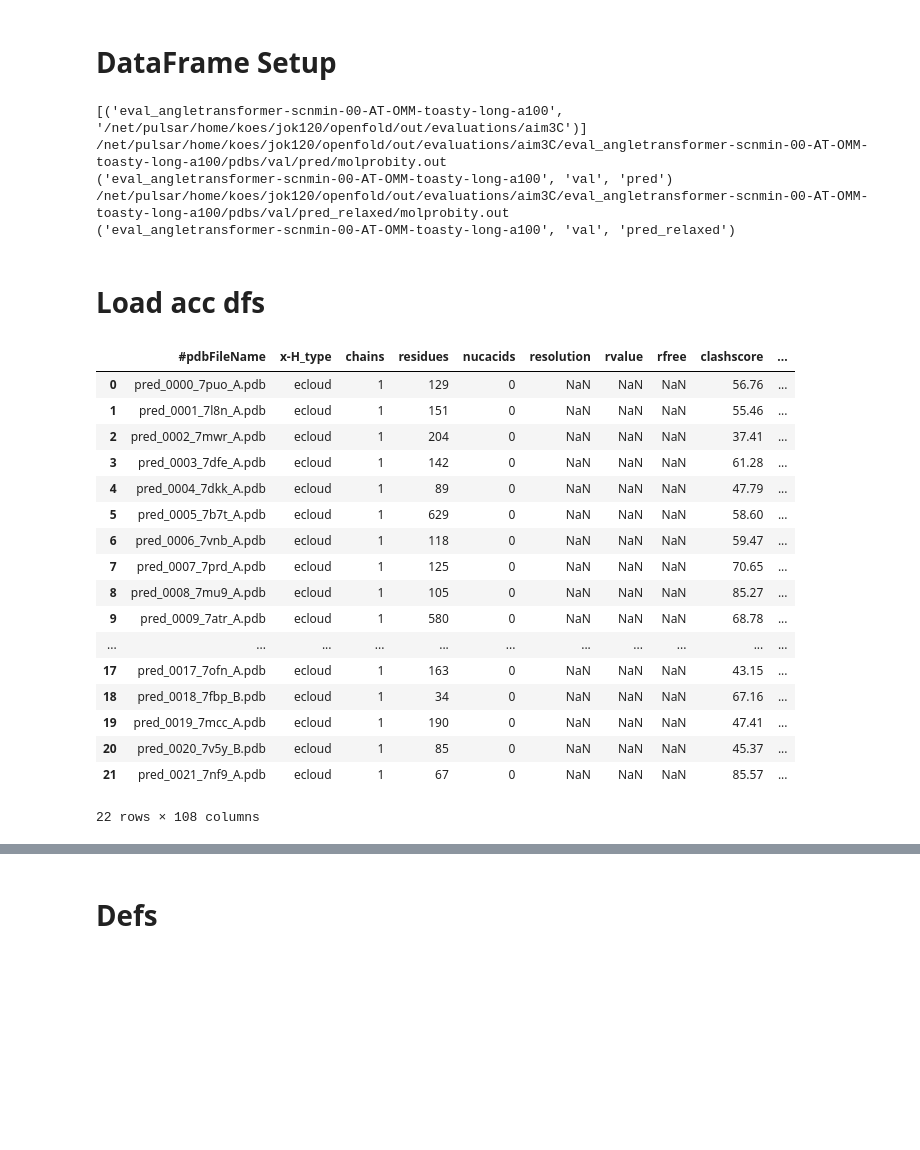
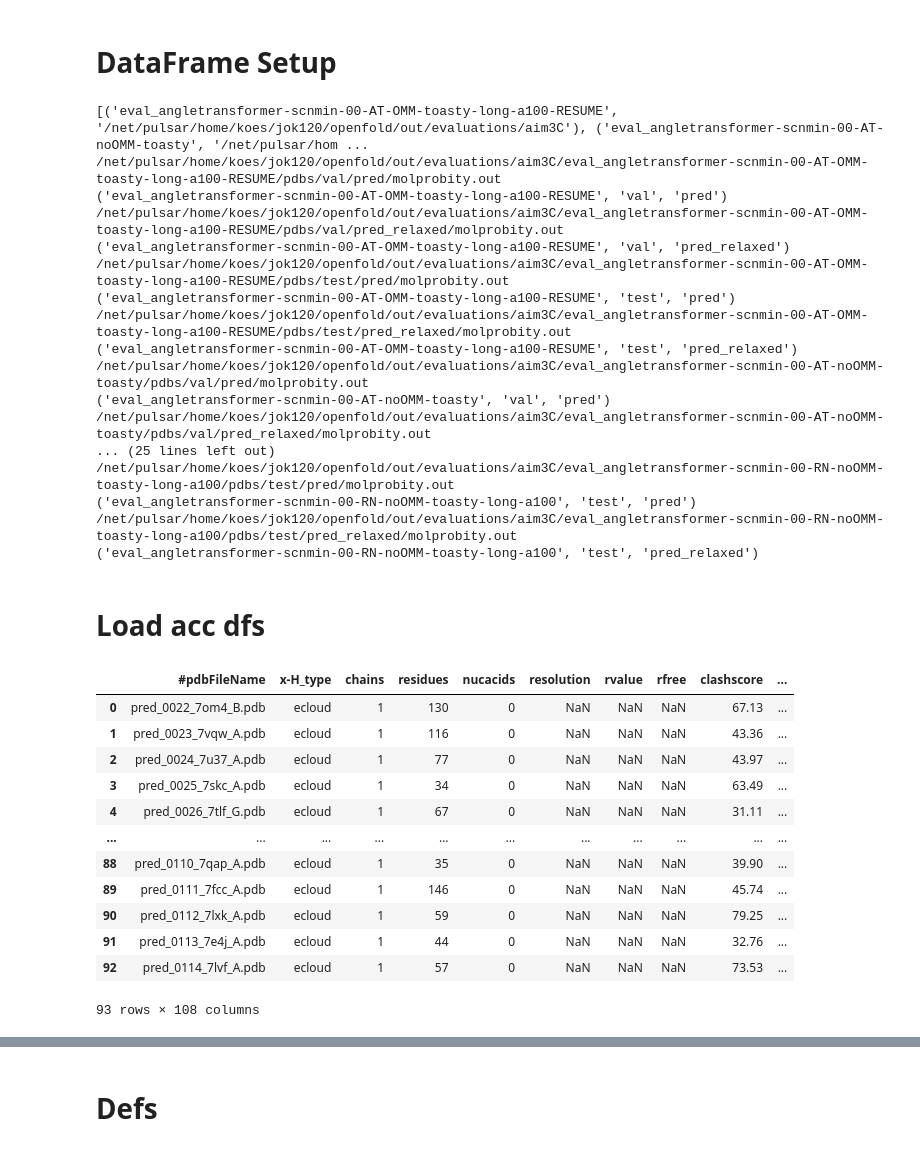
Before and after one commit to jonathanking/openfold, a Jupyter notebook: jk_research/evaluations/aim3c/230922_evaluation_Aim3C.ipynb, the cells around one changed output, grey strips where cells are left out. Saved outputs shown, nothing was run; the diff lists cells and outputs as text; code cells hidden in the pictures; blank space fills up the shorter version.

```diff
--- a/jk_research/evaluations/aim3c/230922_evaluation_Aim3C.ipynb
+++ b/jk_research/evaluations/aim3c/230922_evaluation_Aim3C.ipynb
@@ -28,8 +28,8 @@ RESULTS_BASE_DIRS = ["/net/pulsar/home/koes/jok120/openfold/out/evaluations/aim3
 def create_dataframe_dict(eval_dirs):
     df_dict = {}
     for (model_name, basedir) in eval_dirs:
-        for split in ['val']:
-        # for split in ['val', 'test']:
+        # for split in ['val']:
+        for split in ['val', 'test']:
             # for identity in ['pred', 'true', 'pred_relaxed', 'true_relaxed']:
             for identity in ['pred', 'pred_relaxed']:
 
@@ -66,11 +66,23 @@ print(eval_dirs)
 df_dict = create_dataframe_dict(eval_dirs)
 # /net/pulsar/home/koes/jok120/openfold/out/evaluation/230612/30kpure_scnmin_omm_00b_eval_sOMM/pdbs/val/pred/molprobity.out
 # %% [output]
-[('eval_angletransformer-scnmin-00-AT-OMM-toasty-long-a100', '/net/pulsar/home/koes/jok120/openfold/out/evaluations/aim3C')]
-/net/pulsar/home/koes/jok120/openfold/out/evaluations/aim3C/eval_angletransformer-scnmin-00-AT-OMM-toasty-long-a100/pdbs/val/pred/molprobity.out
-('eval_angletransformer-scnmin-00-AT-OMM-toasty-long-a100', 'val', 'pred')
-/net/pulsar/home/koes/jok120/openfold/out/evaluations/aim3C/eval_angletransformer-scnmin-00-AT-OMM-toasty-long-a100/pdbs/val/pred_relaxed/molprobity.out
-('eval_angletransformer-scnmin-00-AT-OMM-toasty-long-a100', 'val', 'pred_relaxed')
+[('eval_angletransformer-scnmin-00-AT-OMM-toasty-long-a100-RESUME', '/net/pulsar/home/koes/jok120/openfold/out/evaluations/aim3C'), ('eval_angletransformer-scnmin-00-AT-noOMM-toasty', '/net/pulsar/hom ...
+/net/pulsar/home/koes/jok120/openfold/out/evaluations/aim3C/eval_angletransformer-scnmin-00-AT-OMM-toasty-long-a100-RESUME/pdbs/val/pred/molprobity.out
+('eval_angletransformer-scnmin-00-AT-OMM-toasty-long-a100-RESUME', 'val', 'pred')
+/net/pulsar/home/koes/jok120/openfold/out/evaluations/aim3C/eval_angletransformer-scnmin-00-AT-OMM-toasty-long-a100-RESUME/pdbs/val/pred_relaxed/molprobity.out
+('eval_angletransformer-scnmin-00-AT-OMM-toasty-long-a100-RESUME', 'val', 'pred_relaxed')
+/net/pulsar/home/koes/jok120/openfold/out/evaluations/aim3C/eval_angletransformer-scnmin-00-AT-OMM-toasty-long-a100-RESUME/pdbs/test/pred/molprobity.out
+('eval_angletransformer-scnmin-00-AT-OMM-toasty-long-a100-RESUME', 'test', 'pred')
+/net/pulsar/home/koes/jok120/openfold/out/evaluations/aim3C/eval_angletransformer-scnmin-00-AT-OMM-toasty-long-a100-RESUME/pdbs/test/pred_relaxed/molprobity.out
+('eval_angletransformer-scnmin-00-AT-OMM-toasty-long-a100-RESUME', 'test', 'pred_relaxed')
+/net/pulsar/home/koes/jok120/openfold/out/evaluations/aim3C/eval_angletransformer-scnmin-00-AT-noOMM-toasty/pdbs/val/pred/molprobity.out
+('eval_angletransformer-scnmin-00-AT-noOMM-toasty', 'val', 'pred')
+/net/pulsar/home/koes/jok120/openfold/out/evaluations/aim3C/eval_angletransformer-scnmin-00-AT-noOMM-toasty/pdbs/val/pred_relaxed/molprobity.out
+... (25 lines left out)
+/net/pulsar/home/koes/jok120/openfold/out/evaluations/aim3C/eval_angletransformer-scnmin-00-RN-noOMM-toasty-long-a100/pdbs/test/pred/molprobity.out
+('eval_angletransformer-scnmin-00-RN-noOMM-toasty-long-a100', 'test', 'pred')
+/net/pulsar/home/koes/jok120/openfold/out/evaluations/aim3C/eval_angletransformer-scnmin-00-RN-noOMM-toasty-long-a100/pdbs/test/pred_relaxed/molprobity.out
+('eval_angletransformer-scnmin-00-RN-noOMM-toasty-long-a100', 'test', 'pred_relaxed')
 # %% [markdown]
 # Load acc dfs
 # %%
@@ -104,10 +116,15 @@ df_dict = create_dataframe_dict(eval_dirs)
 
 # Now do the same for ['30kpureReLU_scnmin_omm_00d_eval_sOMM', '30kpureReLU_scnmin_omm_03rb_eval_sOMM', '30kpureReLU_scnmin_omm_04rb_eval_sOMM', ]
 
-acc_df_baseline0 = pd.read_csv("/net/pulsar/home/koes/jok120/openfold/out/evaluations/aim3C/eval_angletransformer-scnmin-00-AT-OMM-toasty-long-a100/val_results.csv")
-molpro_df_baseline = df_dict[('eval_angletransformer-scnmin-00-AT-OMM-toasty-long-a100', 'val', 'pred')]
+acc_df_baseline0 = pd.read_csv("/net/pulsar/home/koes/jok120/openfold/out/evaluations/aim3C/eval_angletransformer-scnmin-00-AT-OMM-toasty-long-a100-RESUME/test_results.csv")
+molpro_df_baseline = df_dict[('eval_angletransformer-scnmin-00-AT-OMM-toasty-long-a100-RESUME', 'test', 'pred')]
 molpro_df_baseline["protein_name"] = molpro_df_baseline["protein_name"].str.split("_", n=2, expand=True)[2]
-df_dict[('eval_angletransformer-scnmin-00-AT-OMM-toasty-long-a100', 'val', 'pred')] = molpro_df_baseline.merge(acc_df_baseline0, on="protein_name")
+df_dict[('eval_angletransformer-scnmin-00-AT-OMM-toasty-long-a100-RESUME', 'test', 'pred')] = molpro_df_baseline.merge(acc_df_baseline0, on="protein_name")
+
+acc_df_baseline1 = pd.read_csv("/net/pulsar/home/koes/jok120/openfold/out/evaluations/aim3C/eval_angletransformer-scnmin-00-AT-noOMM-toasty/test_results.csv")
+molpro_df_baseline = df_dict[('eval_angletransformer-scnmin-00-AT-noOMM-toasty', 'test', 'pred')]
+molpro_df_baseline["protein_name"] = molpro_df_baseline["protein_name"].str.split("_", n=2, expand=True)[2]
+df_dict[('eval_angletransformer-scnmin-00-AT-noOMM-toasty', 'test', 'pred')] = molpro_df_baseline.merge(acc_df_baseline1, on="protein_name")
 
 # acc_df_baseline1 = pd.read_csv("/net/pulsar/home/koes/jok120/openfold/out/evaluation/230731/30kpureReLU_scnmin_omm_03rb_eval_sOMM/test_results.csv")
 # molpro_df_baseline = df_dict[('30kpureReLU_scnmin_omm_03rb_eval_sOMM', 'test', 'pred')]
@@ -168,23 +185,18 @@ df_dict[('eval_angletransformer-scnmin-00-AT-OMM-toasty-long-a100', 'val', 'pred
 # # molpro_df_baseline["protein_name"] = molpro_df_baseline["protein_name"].str.split("_", n=2, expand=True)[2]
 # # df_dict[('30kpure_scnmin_omm_04rb_eval_sOMM', 'test', 'pred')] = molpro_df_baseline.merge(acc_df_baseline2, on="protein_name")
 # %%
-df_dict[('eval_angletransformer-scnmin-00-AT-OMM-toasty-long-a100', 'val', 'pred')]
+df_dict[('eval_angletransformer-scnmin-00-AT-OMM-toasty-long-a100-RESUME', 'test', 'pred')]
 # %% [output]
 |  | #pdbFileName | x-H_type | chains | residues | nucacids | resolution | rvalue | rfree | clashscore | ... |
-| 0 | pred_0000_7puo_A.pdb | ecloud | 1 | 129 | 0 | NaN | NaN | NaN | 56.76 | ... |
-| 1 | pred_0001_7l8n_A.pdb | ecloud | 1 | 151 | 0 | NaN | NaN | NaN | 55.46 | ... |
-| 2 | pred_0002_7mwr_A.pdb | ecloud | 1 | 204 | 0 | NaN | NaN | NaN | 37.41 | ... |
-| 3 | pred_0003_7dfe_A.pdb | ecloud | 1 | 142 | 0 | NaN | NaN | NaN | 61.28 | ... |
-| 4 | pred_0004_7dkk_A.pdb | ecloud | 1 | 89 | 0 | NaN | NaN | NaN | 47.79 | ... |
-| 5 | pred_0005_7b7t_A.pdb | ecloud | 1 | 629 | 0 | NaN | NaN | NaN | 58.60 | ... |
-| 6 | pred_0006_7vnb_A.pdb | ecloud | 1 | 118 | 0 | NaN | NaN | NaN | 59.47 | ... |
-| 7 | pred_0007_7prd_A.pdb | ecloud | 1 | 125 | 0 | NaN | NaN | NaN | 70.65 | ... |
-| 8 | pred_0008_7mu9_A.pdb | ecloud | 1 | 105 | 0 | NaN | NaN | NaN | 85.27 | ... |
-| 9 | pred_0009_7atr_A.pdb | ecloud | 1 | 580 | 0 | NaN | NaN | NaN | 68.78 | ... |
+| 0 | pred_0022_7om4_B.pdb | ecloud | 1 | 130 | 0 | NaN | NaN | NaN | 67.13 | ... |
+| 1 | pred_0023_7vqw_A.pdb | ecloud | 1 | 116 | 0 | NaN | NaN | NaN | 43.36 | ... |
+| 2 | pred_0024_7u37_A.pdb | ecloud | 1 | 77 | 0 | NaN | NaN | NaN | 43.97 | ... |
+| 3 | pred_0025_7skc_A.pdb | ecloud | 1 | 34 | 0 | NaN | NaN | NaN | 63.49 | ... |
+| 4 | pred_0026_7tlf_G.pdb | ecloud | 1 | 67 | 0 | NaN | NaN | NaN | 31.11 | ... |
 | ... | ... | ... | ... | ... | ... | ... | ... | ... | ... | ... |
-| 17 | pred_0017_7ofn_A.pdb | ecloud | 1 | 163 | 0 | NaN | NaN | NaN | 43.15 | ... |
-| 18 | pred_0018_7fbp_B.pdb | ecloud | 1 | 34 | 0 | NaN | NaN | NaN | 67.16 | ... |
-| 19 | pred_0019_7mcc_A.pdb | ecloud | 1 | 190 | 0 | NaN | NaN | NaN | 47.41 | ... |
-| 20 | pred_0020_7v5y_B.pdb | ecloud | 1 | 85 | 0 | NaN | NaN | NaN | 45.37 | ... |
-| 21 | pred_0021_7nf9_A.pdb | ecloud | 1 | 67 | 0 | NaN | NaN | NaN | 85.57 | ... |
+| 88 | pred_0110_7qap_A.pdb | ecloud | 1 | 35 | 0 | NaN | NaN | NaN | 39.90 | ... |
+| 89 | pred_0111_7fcc_A.pdb | ecloud | 1 | 146 | 0 | NaN | NaN | NaN | 45.74 | ... |
+| 90 | pred_0112_7lxk_A.pdb | ecloud | 1 | 59 | 0 | NaN | NaN | NaN | 79.25 | ... |
+| 91 | pred_0113_7e4j_A.pdb | ecloud | 1 | 44 | 0 | NaN | NaN | NaN | 32.76 | ... |
+| 92 | pred_0114_7lvf_A.pdb | ecloud | 1 | 57 | 0 | NaN | NaN | NaN | 73.53 | ... |
-22 rows × 108 columns
+93 rows × 108 columns
```
Also changed, not shown: parts of 1 cell of this notebook, 14 other files.
